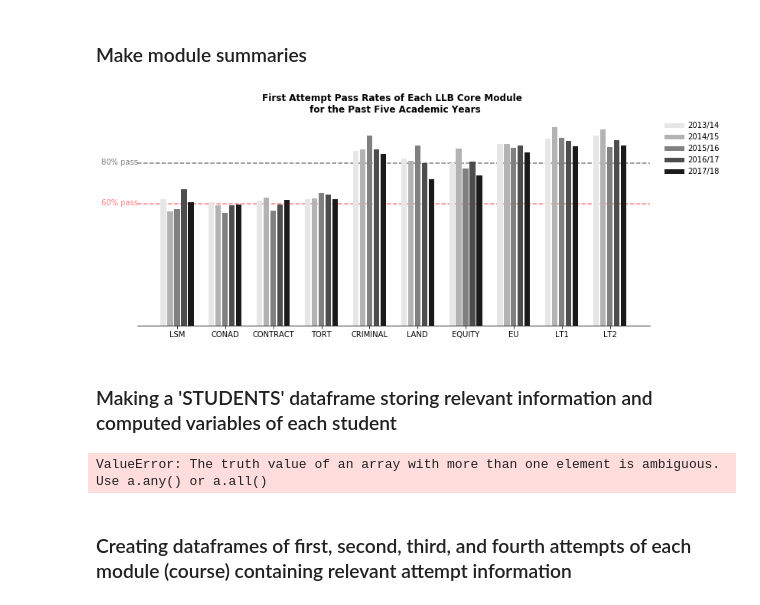
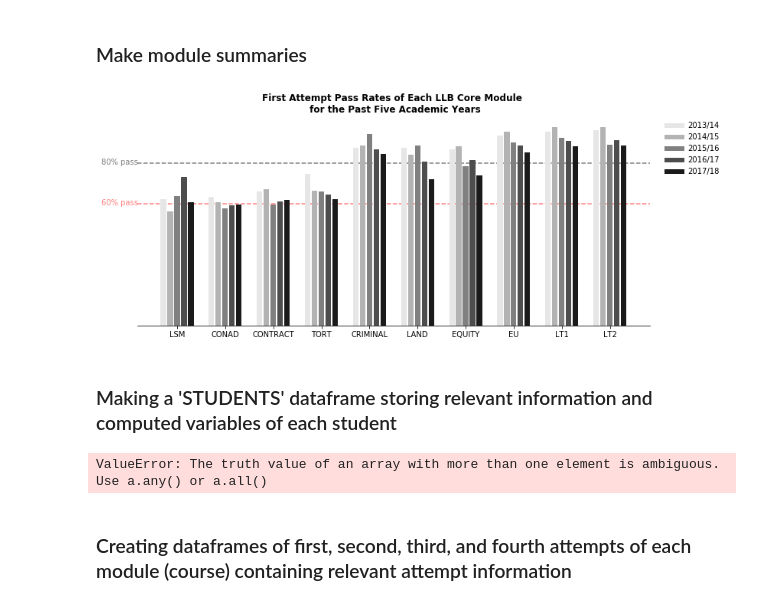
Before and after one commit to katevitale/Birkbeck-LLB-Progression-Analysis, a Jupyter notebook: Birkbeck LLB Program Analysis - Data Cleaning and EDA.ipynb, the cells around one changed output. Drawn from its saved outputs; the diff is of its cells as text; code cells hidden in the pictures.

```diff
--- a/Birkbeck LLB Program Analysis - Data Cleaning and EDA.ipynb
+++ b/Birkbeck LLB Program Analysis - Data Cleaning and EDA.ipynb
@@ -280,3 +230,28 @@ df
+# %%
+# add attempt type = retake to module files
+
+for dfname, df in module_files.items():
+    current_year = dfname.split('_')[0]
+    if current_year == '201718':
+        next_year_name = None
+    else:
+        next_year_name = dfname.split('_')[0][:2] + \
+            str(int(dfname.split('_')[0][2:4]) + 1) + \
+            str(int(dfname.split('_')[0][4:]) + 1) + '_' + \
+            dfname.split('_')[1] + '_' + dfname.split('_')[2]
+    if next_year_name != None:
+        for SPR_code, row in df.iterrows():
+            # If SPR_code in next year's module...
+            if SPR_code in module_files[next_year_name].index.values:
+                module_files[next_year_name].at[SPR_code, 'Attempt type'] = 'Retake'
+                if row['Result'] == 'D':
+                    module_files[next_year_name].at[SPR_code, 'Attempt type'] = 'DR Retake'
+# %%
+# Write module files to excel
+outputpath = ("/Users/Kate/Desktop/Vicky project/Data/Python Output Data/")
+with pd.ExcelWriter(f'{outputpath}/Module Files after retake.xlsx') as writer:
+    for dfname, df in module_files.items():
+        df.to_excel(writer, sheet_name=f'{dfname}')
 # %%
 # Change format of index
 for df in module_files.values():
@@ -589,15 +569,18 @@ for dfname, df in module_files.items():
 # assignment they failed in order to get their grade higher for the final grade
 
 metric_names = [
-    'N (total)', 'N (enrolled in lectures)',
+    'N (total)', 'N (enrolled)',
     '% Pass (after reassessment same year)', '% Pass (first attempt that year)',
     '% Pass (first attempt ever)', '% Pass (all assessed that year)',
+    '% Pass (after reassessment next year)',
     '% Retake Next Year', '% of Retake that Pass','% Reassess (Either Asst FR or DR)',
     '% Reassess (Either Asst FR or DR) that Pass', '% FR Reassess',
     '% FR Reassess that Pass', '% DR Reassess', '% DR Reassess that Pass',
     '% Second Reassess', '% Second Reassess that Pass',
     '% Submit all assignments', '% Submit all assignments that pass',
     '% Submit one of two assignments', '% Submit no assignments',
+    '% Fail that submit all assignments', '% Fail that submit one of two assignments',
+    '% Fail that submit no assignments',
     'Asst. 1: % Pass', 'Asst. 1: % F (Not DR or FR)', 'Asst. 1: % W',
     'Asst. 1: % FR', 'Asst. 1: % DR', 'Asst. 1: % LF',
     'Asst. 1: % No Sub', 'Asst. 1: % Failed Sub', 'Asst. 1 F: % No Sub',
@@ -642,7 +625,7 @@ with pd.ExcelWriter(f'{outputpath}/Module Summaries.xlsx') as writer:
 # Start by making a table that shows pass rates by module, then by year
 graph1_df = pd.DataFrame()
 for dfname, df in module_summary.items():
-    tmp_df = df.loc['% Pass (after reassessment same year)', :].to_frame()
+    tmp_df = df.loc['% Pass (after reassessment next year)', :].to_frame()
     tmp_index = np.array([dfname] * len(tmp_df))
     tmp_df.set_index(tmp_index, append=True, inplace=True)
     tmp_df = tmp_df.swaplevel()
@@ -651,38 +634,38 @@ for dfname, df in module_summary.items():
 # Format inputs for graphing
 colors_dict = {'201314': '0.9', '201415': '0.7', '201516': '0.5', '201617': '0.3', '201718':'0.1'}
 graph_colors=[colors_dict[i] for i in graph1_df.index.get_level_values(1)]
-values = graph1_df['% Pass (after reassessment same year)'].values.tolist()
+values = graph1_df['% Pass (after reassessment next year)'].values.tolist()
 names_tuples = graph1_df.index.values.tolist()
 names = [str1 + ' ' + str2 for (str1, str2) in names_tuples]
 x_pos = [1,2,3,4,5, 8,9,10,11,12, 15,16,17,18,19, 22,23,24,25,26,
          29,30,31,32,33, 36,37,38,39,40, 43,44,45,46,47,
          50,51,52,53,54, 57,58,59,60,61, 64,65,66,67,68]
 names_pos = [3, 10, 17, 24, 31, 38, 45, 52, 59, 66]
 
 # Make and format graph
 plt.figure(figsize=(12,5))
 ax = plt.subplot(111)
 plt.axhline(y=80, color='k', linestyle='--', alpha=0.5, zorder=0)
 plt.axhline(y=60, color='r', linestyle='--', alpha=0.5, zorder=0)
 ax.bar(x_pos, values, color=graph_colors)
 ax.spines["top"].set_visible(False)
 ax.spines["right"].set_visible(False)
 ax.spines["left"].set_visible(False)
 plt.tick_params(axis='y',left=False,labelleft=False)
 plt.xticks(names_pos, module_names, fontsize=10)
 plt.text(-8, 79, '80% pass', alpha=0.5)
 plt.text(-8, 59, '60% pass', color='r', alpha=0.5)
 custom_lines = [Line2D([0], [0], color='0.9', lw=6),
                 Line2D([0], [0], color='0.7', lw=6),
                 Line2D([0], [0], color='0.5', lw=6),
                 Line2D([0], [0], color='0.3', lw=6),
                 Line2D([0], [0], color='0.1', lw=6)]
 ax.legend(custom_lines, ['2013/14','2014/15', '2015/16', '2016/17', '2017/18'], loc='upper right', frameon=False, bbox_to_anchor=(1.15, 1.01))
 plt.title('First Attempt Pass Rates of Each LLB Core Module \n for the Past Five Academic Years',
          fontweight='bold')
 plt.show()
 # %% [output]
-[figure, old version]
+[figure, new version]
 # %% [markdown]
 ### Making a 'STUDENTS' dataframe storing relevant information and computed variables of each student
 # %%
@@ -691,10 +674,13 @@ plt.show()
 # for FT students prior to 2013
 for dfname, df in module_files.items():
     module_files[dfname] = df[~df.index.isin(students_pre2013)]
-# %%
-STUDENTS, module_files = make_students_dataframe(module_files)
-# %% [output]
-ValueError: The truth value of an array with more than one element is ambiguous. Use a.any() or a.all()
+# %%
+# would need to use the old module files for this
+# because each row is
+
+STUDENTS, module_files = make_students_dataframe(module_files)
+# %% [output]
+ValueError: The truth value of an array with more than one element is ambiguous. Use a.any() or a.all()
 # %%
 STUDENTS.head()
 # %%
```
Also changed, not shown: parts of 6 cells of this notebook.
